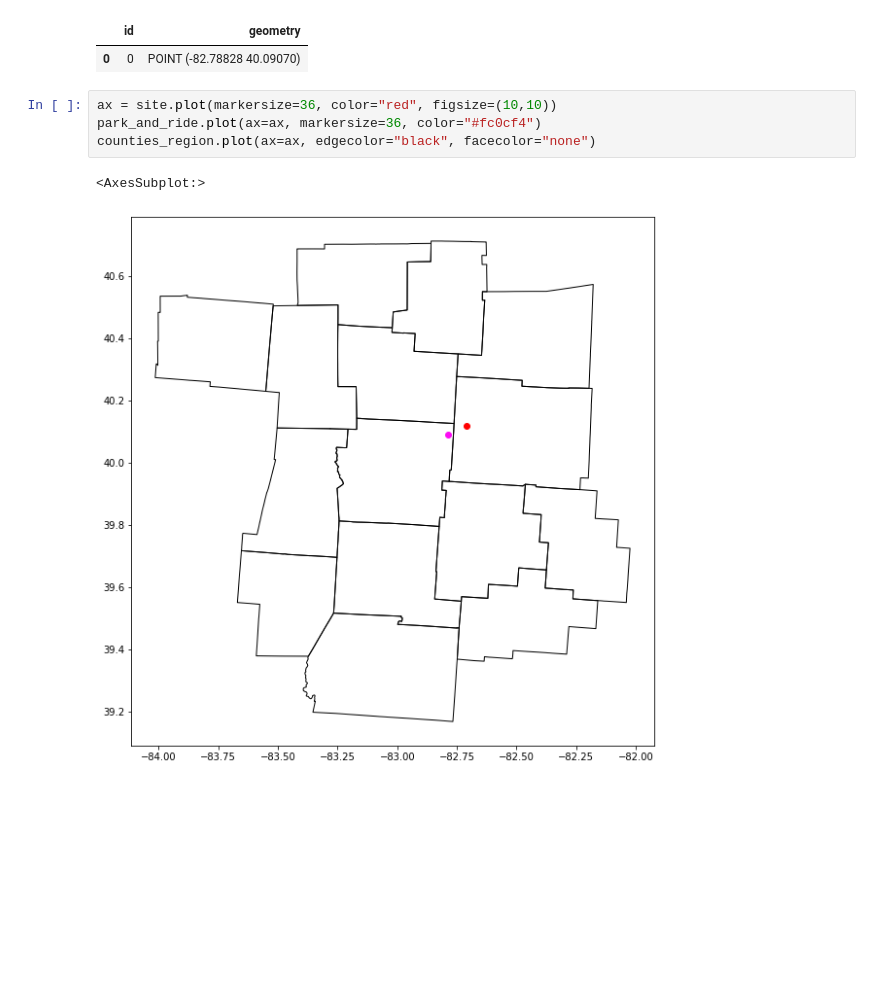
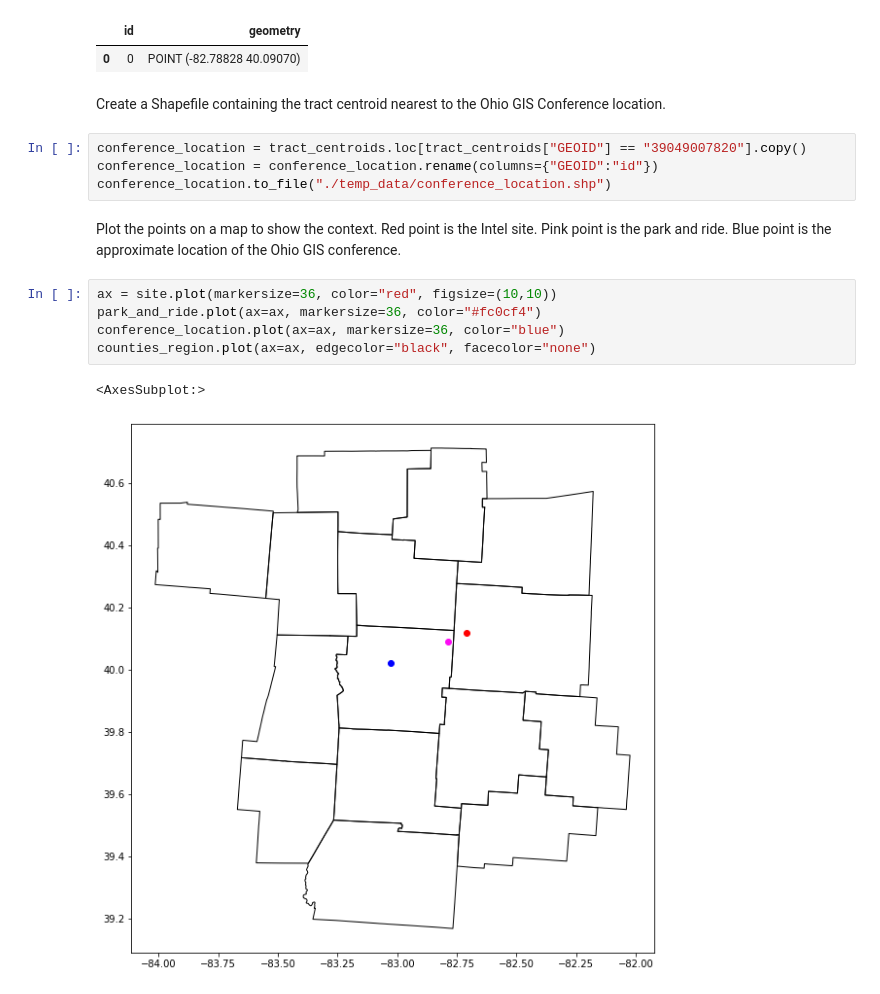
Before and after one commit to aporr/r5r-demo, a Jupyter notebook: Step 1 - Prepare input data.ipynb, the cells around one changed output. Saved outputs shown, nothing was run; the diff lists cells and outputs as text; blank space fills up the shorter version.

```diff
--- a/Step 1 - Prepare input data.ipynb
+++ b/Step 1 - Prepare input data.ipynb
@@ -258,10 +256,19 @@ park_and_ride.head()
 # %% [output]
 |  | id | geometry |
 | 0 | 0 | POINT (-82.78828 40.09070) |
+# %% [markdown]
+Create a Shapefile containing the tract centroid nearest to the Ohio GIS Conference location.
+# %%
+conference_location = tract_centroids.loc[tract_centroids["GEOID"] == "39049007820"].copy()
+conference_location = conference_location.rename(columns={"GEOID":"id"})
+conference_location.to_file("./temp_data/conference_location.shp")
+# %% [markdown]
+Plot the points on a map to show the context. Red point is the Intel site. Pink point is the park and ride. Blue point is the approximate location of the Ohio GIS conference.
 # %%
 ax = site.plot(markersize=36, color="red", figsize=(10,10))
 park_and_ride.plot(ax=ax, markersize=36, color="#fc0cf4")
+conference_location.plot(ax=ax, markersize=36, color="blue")
 counties_region.plot(ax=ax, edgecolor="black", facecolor="none")
 # %% [output]
 <AxesSubplot:>
-[figure, old version]
+[figure, new version]
```
Also changed, not shown: parts of 4 cells of this notebook, 14 other files.
